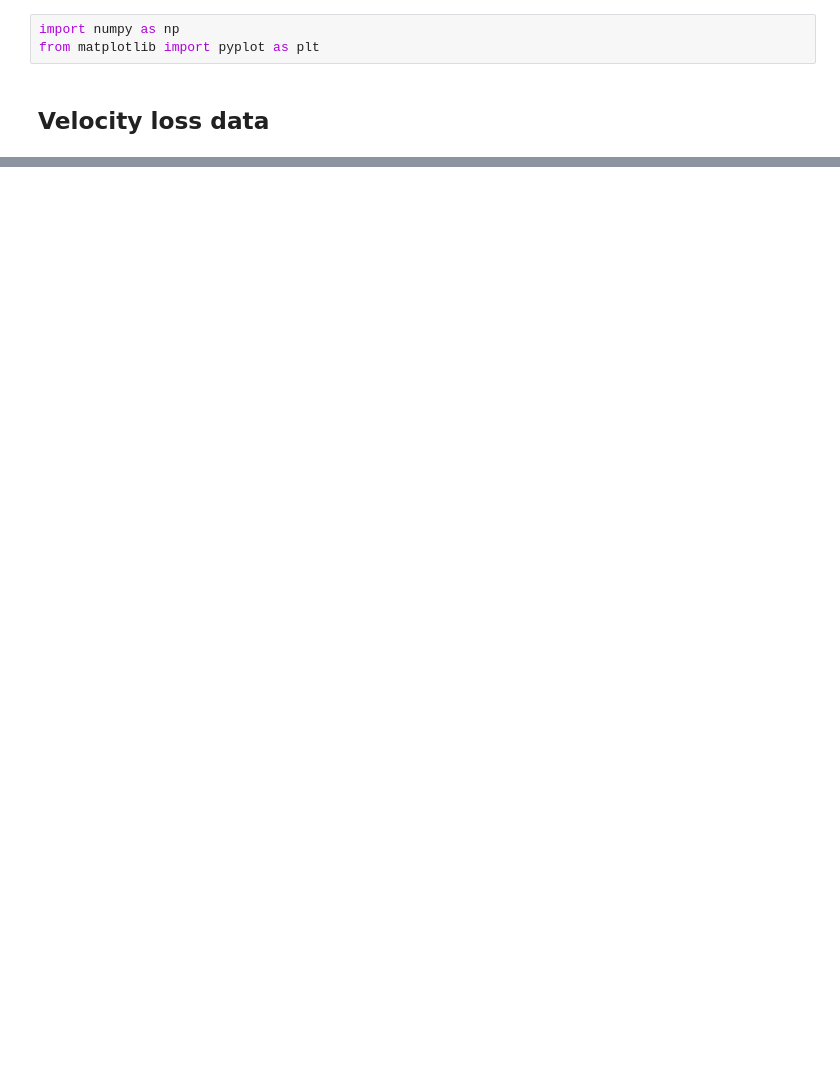
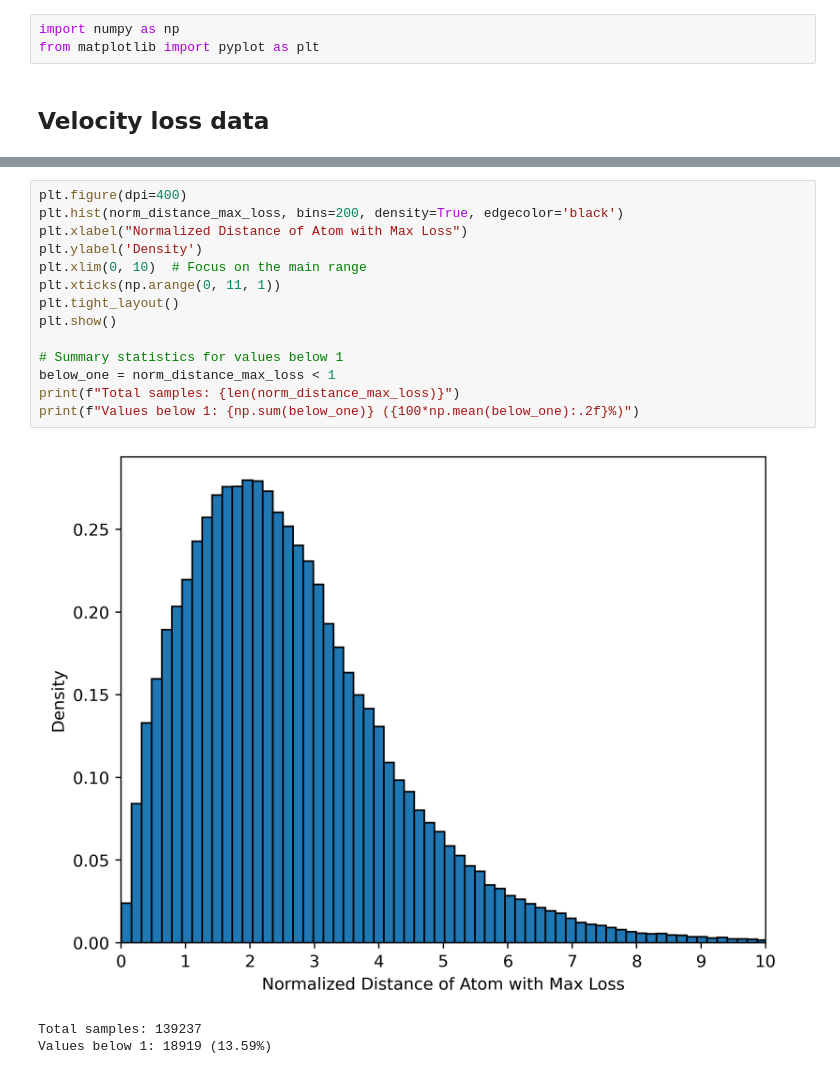
Before and after one commit to DeanMSweeney/gace, a Jupyter notebook: analysis/loss_v_atom.ipynb, the cells around one changed output, grey strips where cells are left out. Drawn from its saved outputs; the diff is of its cells as text; blank space fills up the shorter version.

```diff
--- a/analysis/loss_v_atom.ipynb
+++ b/analysis/loss_v_atom.ipynb
@@ -66,0 +75,18 @@ Text(0, 0.5, 'distance_max_loss')
+# %%
+plt.figure(dpi=400)
+plt.hist(norm_distance_max_loss, bins=200, density=True, edgecolor='black')
+plt.xlabel("Normalized Distance of Atom with Max Loss")
+plt.ylabel('Density')
+plt.xlim(0, 10)  # Focus on the main range
+plt.xticks(np.arange(0, 11, 1))
+plt.tight_layout()
+plt.show()
+
+# Summary statistics for values below 1
+below_one = norm_distance_max_loss < 1
+print(f"Total samples: {len(norm_distance_max_loss)}")
+print(f"Values below 1: {np.sum(below_one)} ({100*np.mean(below_one):.2f}%)")
+# %% [output]
+[figure, added]
+Total samples: 139237
+Values below 1: 18919 (13.59%)
```
Also changed, not shown: parts of 4 cells of this notebook.
